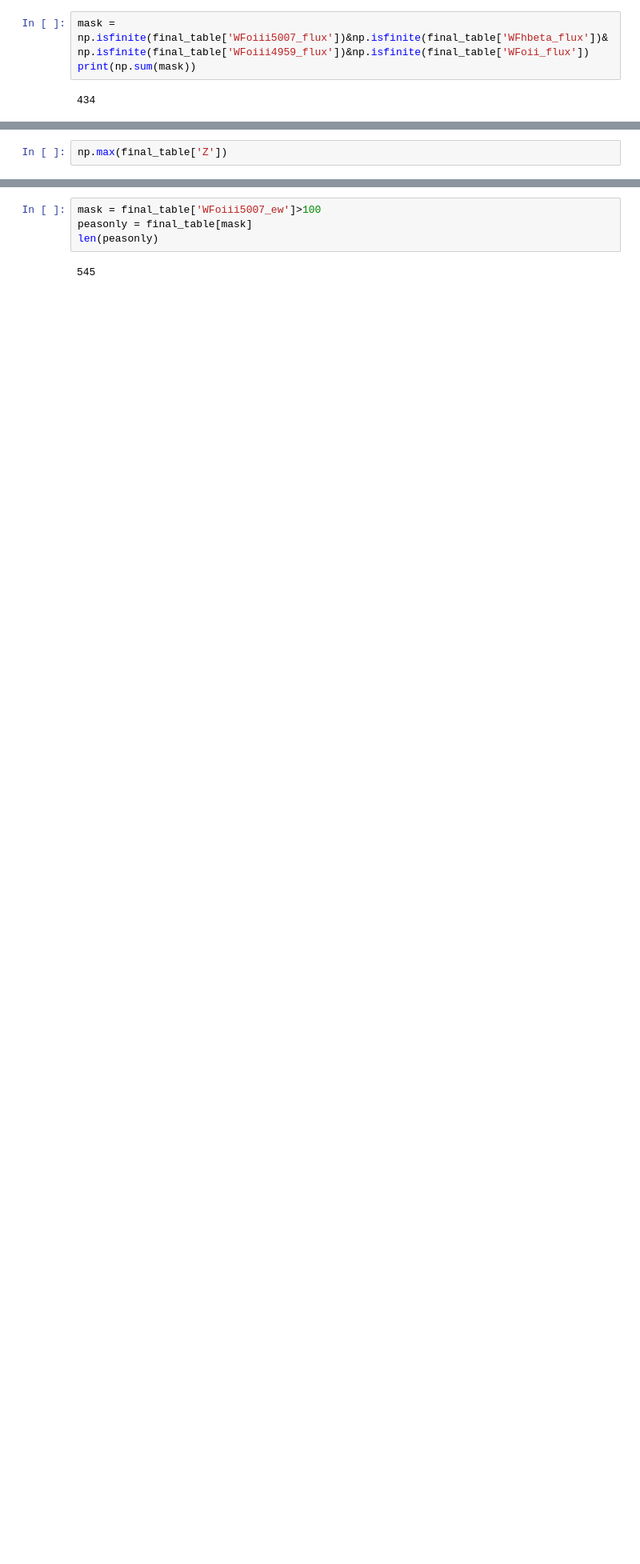
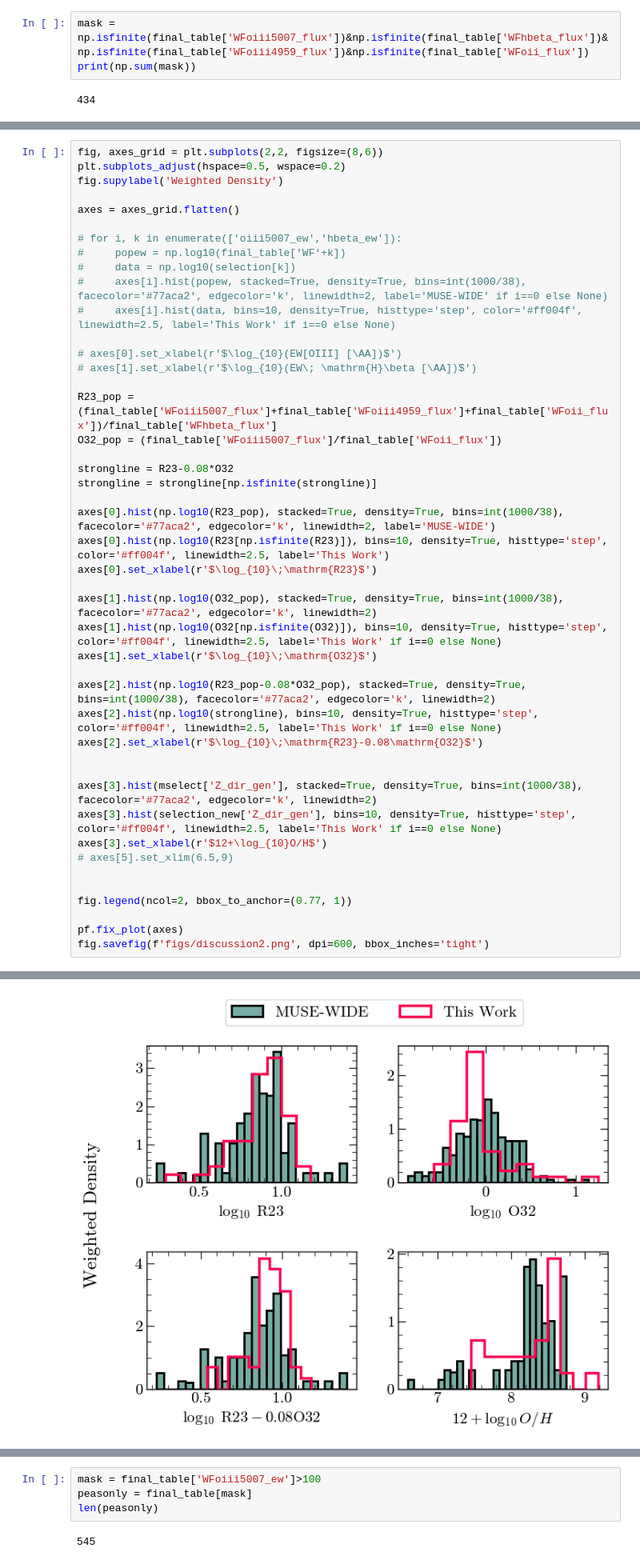
Before and after one commit to 0hardytom/eelgs, a Jupyter notebook: notebooks/xmas/catalogue_analysis/analysis.ipynb, the cells around one changed output, grey strips where cells are left out. Shown at 80% size. Cells and saved outputs as stored; diff of their text form; blank space fills up the shorter version.

```diff
--- a/notebooks/xmas/catalogue_analysis/analysis.ipynb
+++ b/notebooks/xmas/catalogue_analysis/analysis.ipynb
@@ -1710,3 +1723,46 @@ fig.savefig(f'figs/discussion.png', dpi=600, bbox_inches='tight')
 # %%
-np.max(final_table['Z'])
+fig, axes_grid = plt.subplots(2,2, figsize=(8,6))
+plt.subplots_adjust(hspace=0.5, wspace=0.2)
+fig.supylabel('Weighted Density')
+
+axes = axes_grid.flatten()
+
+# for i, k in enumerate(['oiii5007_ew','hbeta_ew']):
+#     popew = np.log10(final_table['WF'+k])
+#     data = np.log10(selection[k])
+#     axes[i].hist(popew, stacked=True, density=True, bins=int(1000/38), facecolor='#77aca2', edgecolor='k', linewidth=2, label='MUSE-WIDE' if i==0 else None)
+#     axes[i].hist(data, bins=10, density=True, histtype='step', color='#ff004f', linewidth=2.5, label='This Work' if i==0 else None)
+
+# axes[0].set_xlabel(r'$\log_{10}(EW[OIII] [\AA])$')
+# axes[1].set_xlabel(r'$\log_{10}(EW\; \mathrm{H}\beta [\AA])$')
+
+R23_pop = (final_table['WFoiii5007_flux']+final_table['WFoiii4959_flux']+final_table['WFoii_flux'])/final_table['WFhbeta_flux']
+O32_pop = (final_table['WFoiii5007_flux']/final_table['WFoii_flux'])
+
+strongline = R23-0.08*O32
+strongline = strongline[np.isfinite(strongline)]
+
+axes[0].hist(np.log10(R23_pop), stacked=True, density=True, bins=int(1000/38), facecolor='#77aca2', edgecolor='k', linewidth=2, label='MUSE-WIDE')
+axes[0].hist(np.log10(R23[np.isfinite(R23)]), bins=10, density=True, histtype='step', color='#ff004f', linewidth=2.5, label='This Work')
+axes[0].set_xlabel(r'$\log_{10}\;\mathrm{R23}$')
+
+axes[1].hist(np.log10(O32_pop), stacked=True, density=True, bins=int(1000/38), facecolor='#77aca2', edgecolor='k', linewidth=2)
+axes[1].hist(np.log10(O32[np.isfinite(O32)]), bins=10, density=True, histtype='step', color='#ff004f', linewidth=2.5, label='This Work' if i==0 else None)
+axes[1].set_xlabel(r'$\log_{10}\;\mathrm{O32}$')
+
+axes[2].hist(np.log10(R23_pop-0.08*O32_pop), stacked=True, density=True, bins=int(1000/38), facecolor='#77aca2', edgecolor='k', linewidth=2)
+axes[2].hist(np.log10(strongline), bins=10, density=True, histtype='step', color='#ff004f', linewidth=2.5, label='This Work' if i==0 else None)
+axes[2].set_xlabel(r'$\log_{10}\;\mathrm{R23}-0.08\mathrm{O32}$')
+
+
+axes[3].hist(mselect['Z_dir_gen'], stacked=True, density=True, bins=int(1000/38), facecolor='#77aca2', edgecolor='k', linewidth=2)
+axes[3].hist(selection_new['Z_dir_gen'], bins=10, density=True, histtype='step', color='#ff004f', linewidth=2.5, label='This Work' if i==0 else None)
+axes[3].set_xlabel(r'$12+\log_{10}O/H$')
+# axes[5].set_xlim(6.5,9)
+
+
+fig.legend(ncol=2, bbox_to_anchor=(0.77, 1))
+
+pf.fix_plot(axes)
+fig.savefig(f'figs/discussion2.png', dpi=600, bbox_inches='tight')
 # %% [output]
@@ -1714 +1769,2 @@ np.float64(0.8639921071856544)
+[figure, added]
 # %%
```
Also changed, not shown: parts of 18 cells of this notebook, 3 other files.
